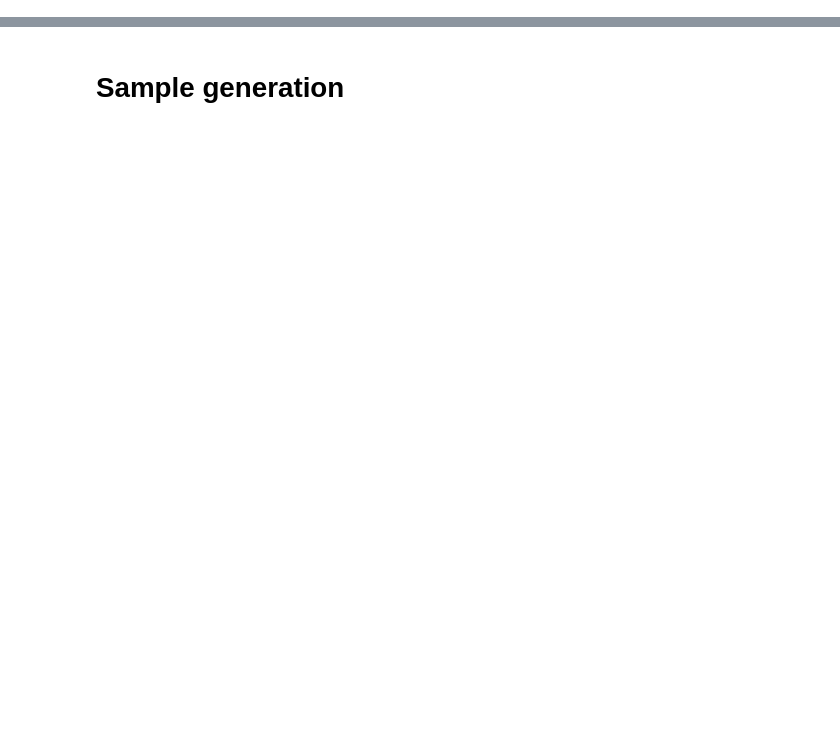
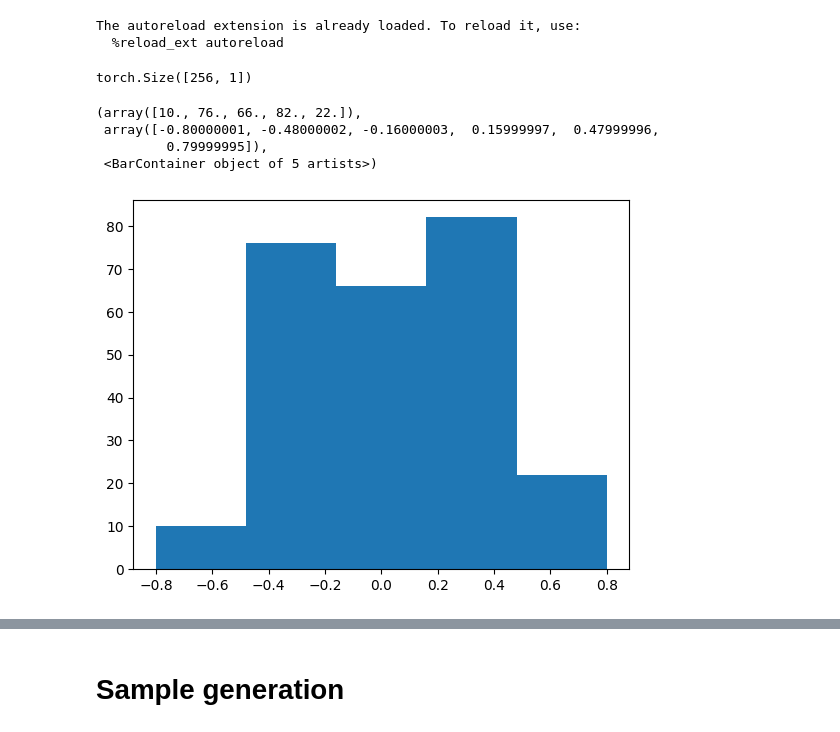
Before and after one commit to rupertmenneer/bayesian_flow, a Jupyter notebook: discretised/training_discretised.ipynb, the cells around one changed output, grey strips where cells are left out. Cells and saved outputs as stored; diff of their text form; code cells hidden in the pictures; blank space fills up the shorter version.

```diff
--- a/discretised/training_discretised.ipynb
+++ b/discretised/training_discretised.ipynb
@@ -11,15 +11,26 @@ from torch.optim import Adam, SGD, AdamW
 import matplotlib.pyplot as plt
 import torch
 torch.set_printoptions(precision=5, sci_mode=False)
-dataset = DiscretisedBimodalData(n=1000, k=16)
+k = 5
+dataset = DiscretisedBimodalData(n=1000, k=k)
 dataloader = DataLoader(dataset, batch_size=128, shuffle=True, drop_last=True)
 batch = next(iter(dataloader))
-# # print(batch)
-# # bfn_model = BayesianFlowNetworkDiscretised(SimpleNeuralNetworkDiscretised())
-# # loss = bfn_model.continuous_time_loss_for_discretised_data(batch)
-# # print(loss)
-# len(torch.unique(batch))
-# print(torch.unique(batch))
+# %% [output]
+The autoreload extension is already loaded. To reload it, use:
+  %reload_ext autoreload
+# %%
+bs=256
+dataloader = DataLoader(dataset, batch_size=bs, shuffle=True)
+batch = next(iter(dataloader))
+print(batch.shape)
+plt.hist(batch.squeeze(), bins=k)
+# %% [output]
+torch.Size([256, 1])
+(array([10., 76., 66., 82., 22.]),
+ array([-0.80000001, -0.48000002, -0.16000003,  0.15999997,  0.47999996,
+         0.79999995]),
+ <BarContainer object of 5 artists>)
+[figure, added]
 # %%
 from torch_ema import ExponentialMovingAverage
 
```
Also changed, not shown: parts of 6 cells of this notebook.
